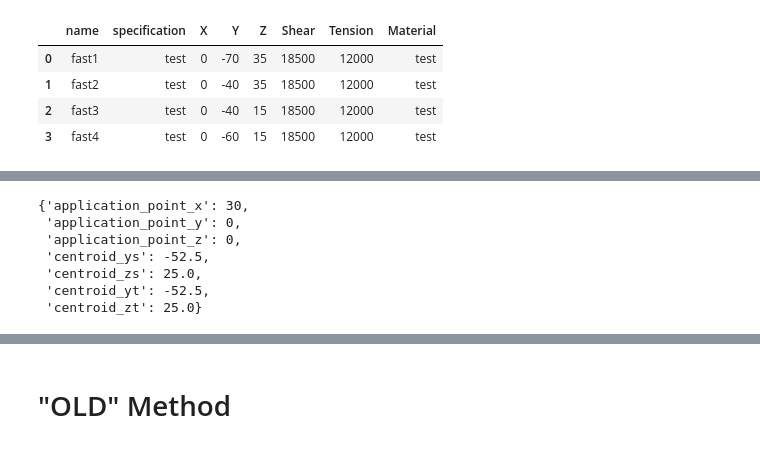
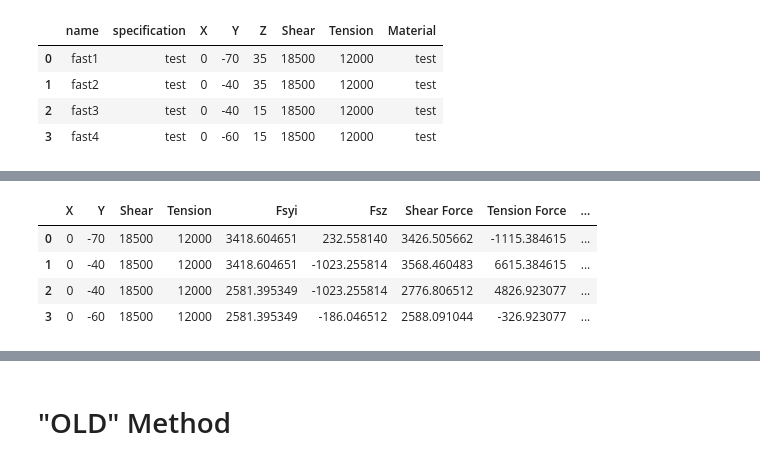
Before and after one commit to kkoppes/test_example, a Jupyter notebook: notebooks/hsb_21030_10..ipynb, the cells around one changed output, grey strips where cells are left out. Cells and saved outputs as stored; diff of their text form; code cells hidden in the pictures.

```diff
--- a/notebooks/hsb_21030_10..ipynb
+++ b/notebooks/hsb_21030_10..ipynb
@@ -213,10 +193,9 @@ HSB_calc.dataframe
-# %%
-HSB_calc.cogs
-# %% [output]
-{'application_point_x': 30,
- 'application_point_y': 0,
- 'application_point_z': 0,
- 'centroid_ys': -52.5,
- 'centroid_zs': 25.0,
- 'centroid_yt': -52.5,
- 'centroid_zt': 25.0}
+# %%
+import pandas as pd
+pd.DataFrame(HSB_calc.dataframe)
+# %% [output]
+|  | X | Y | Shear | Tension | Fsyi | Fsz | Shear Force | Tension Force | ... |
+| 0 | 0 | -70 | 18500 | 12000 | 3418.604651 | 232.558140 | 3426.505662 | -1115.384615 | ... |
+| 1 | 0 | -40 | 18500 | 12000 | 3418.604651 | -1023.255814 | 3568.460483 | 6615.384615 | ... |
+| 2 | 0 | -40 | 18500 | 12000 | 2581.395349 | -1023.255814 | 2776.806512 | 4826.923077 | ... |
+| 3 | 0 | -60 | 18500 | 12000 | 2581.395349 | -186.046512 | 2588.091044 | -326.923077 | ... |
```
Also changed, not shown: parts of 26 cells of this notebook, 6 other files.
